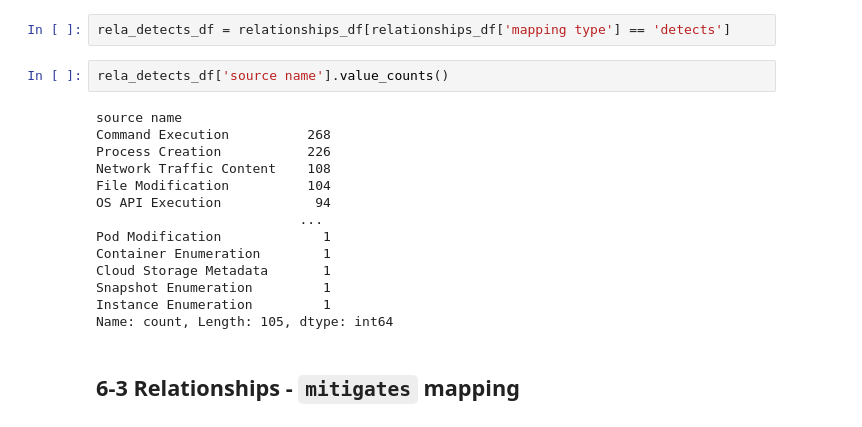
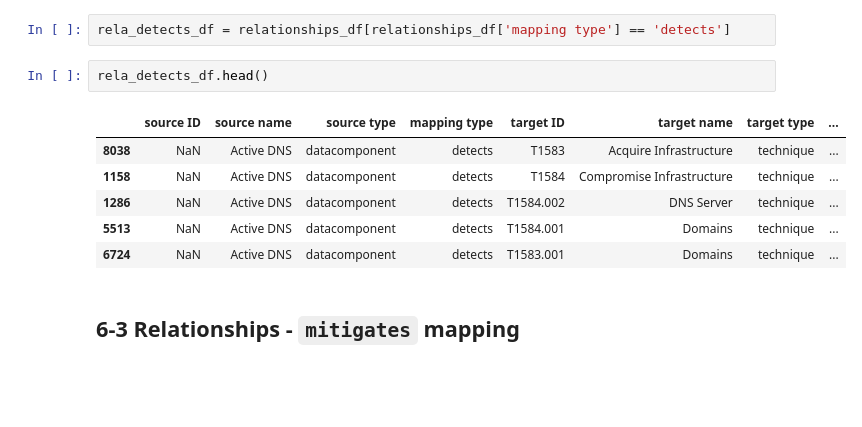
Before and after one commit to hcvu1050/hieuchivu-gt24-repo2, a Jupyter notebook: notebooks/data_explore.ipynb, the cells around one changed output. Cells and saved outputs as stored; diff of their text form; blank space fills up the shorter version.

```diff
--- a/notebooks/data_explore.ipynb
+++ b/notebooks/data_explore.ipynb
@@ -290,22 +318,15 @@ Name: count, dtype: int64
 ## 6-2 Relationships - `detects` mapping
 # %%
 rela_detects_df = relationships_df[relationships_df['mapping type'] == 'detects']
-# %%
-rela_detects_df['source name'].value_counts()
-# %% [output]
-source name
-Command Execution          268
-Process Creation           226
-Network Traffic Content    108
-File Modification          104
-OS API Execution            94
-                          ...
-Pod Modification             1
-Container Enumeration        1
-Cloud Storage Metadata       1
-Snapshot Enumeration         1
-Instance Enumeration         1
-Name: count, Length: 105, dtype: int64
+# %%
+rela_detects_df.head()
+# %% [output]
+|  | source ID | source name | source type | mapping type | target ID | target name | target type | ... |
+| 8038 | NaN | Active DNS | datacomponent | detects | T1583 | Acquire Infrastructure | technique | ... |
+| 1158 | NaN | Active DNS | datacomponent | detects | T1584 | Compromise Infrastructure | technique | ... |
+| 1286 | NaN | Active DNS | datacomponent | detects | T1584.002 | DNS Server | technique | ... |
+| 5513 | NaN | Active DNS | datacomponent | detects | T1584.001 | Domains | technique | ... |
+| 6724 | NaN | Active DNS | datacomponent | detects | T1583.001 | Domains | technique | ... |
 # %% [markdown]
 ## 6-3 Relationships - `mitigates` mapping
 # %%
```
Also changed, not shown: parts of 8 cells of this notebook, 2 other files.
